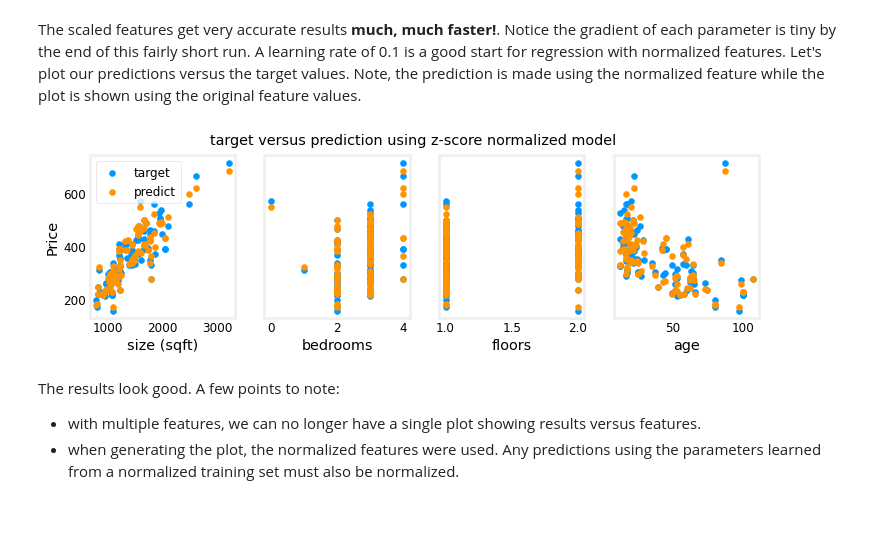
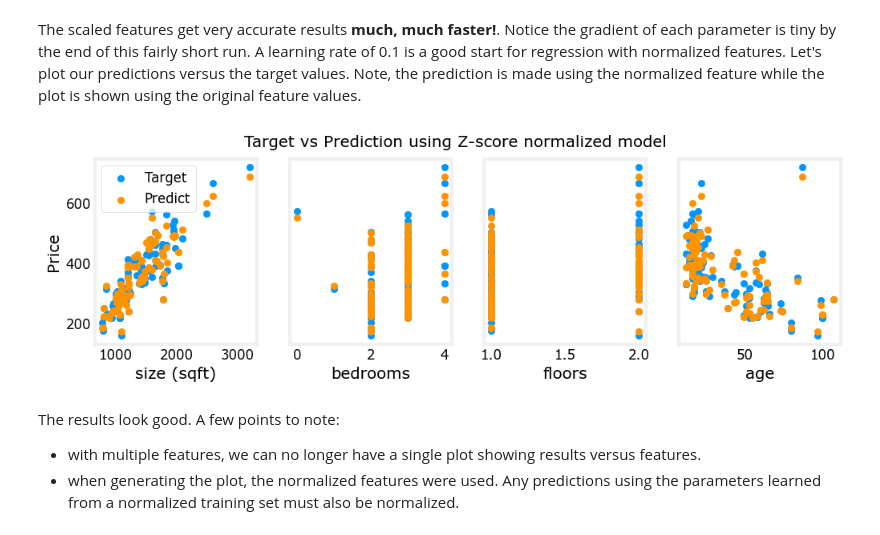
Before and after one commit to mvarrone/machine-learning-specialization, a Jupyter notebook: course_1-sup-ML-reg-classif/week2/3-Gradient descent in practice/Optional Lab 7 - Feature scaling and learning rate/C1_W2_Lab03_Feature_Scaling_and_Learning_Rate_Soln.ipynb, the cells around one changed output. Saved outputs shown, nothing was run; the diff lists cells and outputs as text; code cells hidden in the pictures.

```diff
--- a/course_1-sup-ML-reg-classif/week2/3-Gradient descent in practice/Optional Lab 7 - Feature scaling and learning rate/C1_W2_Lab03_Feature_Scaling_and_Learning_Rate_Soln.ipynb
+++ b/course_1-sup-ML-reg-classif/week2/3-Gradient descent in practice/Optional Lab 7 - Feature scaling and learning rate/C1_W2_Lab03_Feature_Scaling_and_Learning_Rate_Soln.ipynb
@@ -352,10 +361,8 @@ plt.show()
 # %%
-X_features = ['size (sqft)', 'bedrooms', 'floors', 'age']
-
 print("Before Z-score Normalization\n")
-for i in range(4):
+for i in range(len(X_features)):
     minimum, maximum = X_train[:, i].min(), X_train[:, i].max()
-    print(f"{X_features[i]:<12}: {minimum:>6.2f} <= x{i} <= {maximum:>6.2f}")
+    print(f"{X_features[i]:<12}: {minimum:>6.2f} <= x{subscript(i)} <= {maximum:>6.2f}")
 # %% [output]
 Before Z-score Normalization
 
@@ -366,9 +373,8 @@ age         :  12.00 <= x3 <= 107.00
 # %%
 print("After Z-score Normalization\n")
-
-for i in range(4):
+for i in range(len(X_features)):
     minimum, maximum = X_norm[:, i].min(), X_norm[:, i].max()
-    print(f"{X_features[i]:<12}: {minimum:>6.2f} <= x{i} <= {maximum:>6.2f}")
+    print(f"{X_features[i]:<12}: {minimum:>6.2f} <= x{subscript(i)} <= {maximum:>6.2f}")
 # %% [output]
 After Z-score Normalization
 
@@ -403,23 +409,23 @@ Let's plot our predictions versus the target values. Note, the prediction is mad
 # %%
 # Predict target using normalized features
 m = X_norm.shape[0]
 yp = np.zeros(m)
 for i in range(m):
     yp[i] = np.dot(X_norm[i], w_norm) + b_norm
 
 # Plot predictions and targets versus original features
 fig,ax=plt.subplots(1,4,figsize=(12, 3),sharey=True)
 for i in range(len(ax)):
-    ax[i].scatter(X_train[:,i],y_train, label = 'target')
+    ax[i].scatter(X_train[:,i],y_train, label = 'Target')
     ax[i].set_xlabel(X_features[i])
-    ax[i].scatter(X_train[:,i],yp,color=dlc["dlorange"], label = 'predict')
+    ax[i].scatter(X_train[:,i],yp,color=dlc["dlorange"], label = 'Predict')
 
 ax[0].set_ylabel("Price")
 ax[0].legend()
-fig.suptitle("target versus prediction using z-score normalized model")
+fig.suptitle("Target vs Prediction using Z-score normalized model")
 plt.show()
 # %% [output]
-[figure, old version]
+[figure, new version]
 # %% [markdown]
 The results look good. A few points to note:
 - with multiple features, we can no longer have a single plot showing results versus features.
```
Also changed, not shown: parts of 6 cells of this notebook, 1 other file.
